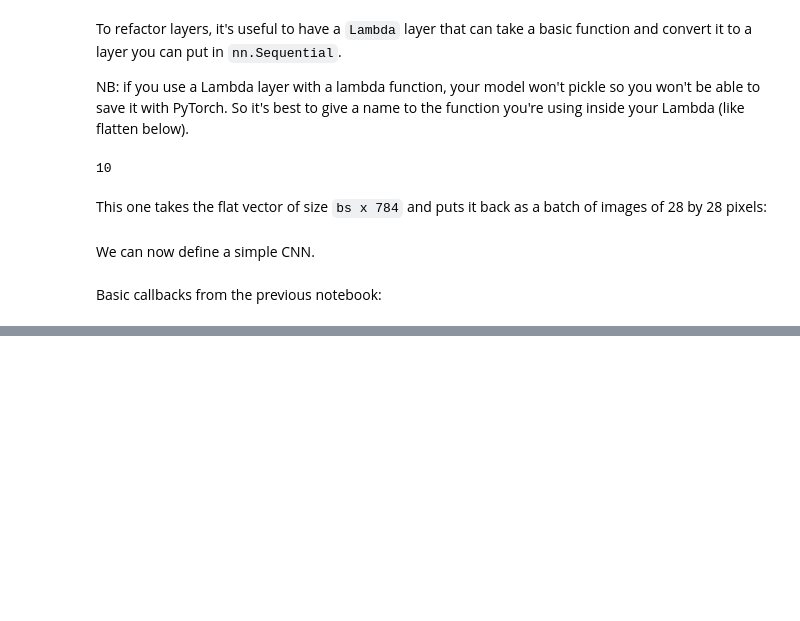
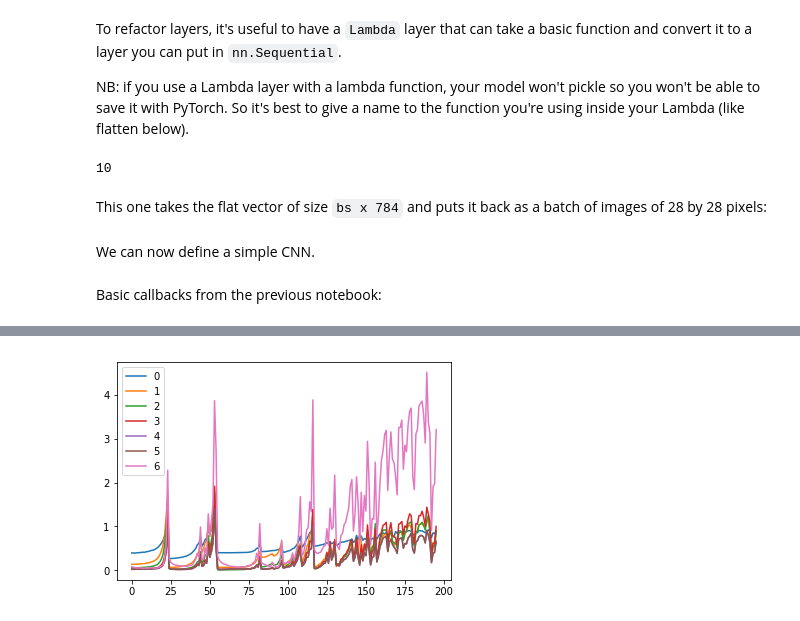
Before and after one commit to lalit527/DL, a Jupyter notebook: v3/DL2/lib/06_cuda_cnn_hooks_init.ipynb, the cells around one changed output, grey strips where cells are left out. Saved outputs shown, nothing was run; the diff lists cells and outputs as text; code cells hidden in the pictures; blank space fills up the shorter version.

```diff
--- a/v3/DL2/lib/06_cuda_cnn_hooks_init.ipynb
+++ b/v3/DL2/lib/06_cuda_cnn_hooks_init.ipynb
@@ -88,0 +259,6 @@ RuntimeError: element 0 of tensors does not require grad and does not have a gra
+# %%
+for l in model.act_stds:
+    plt.plot(l)
+plt.legend(range(len(model.act_stds)));
+# %% [output]
+[figure, added]
```
Also changed, not shown: parts of 96 cells of this notebook, 1 other file.
